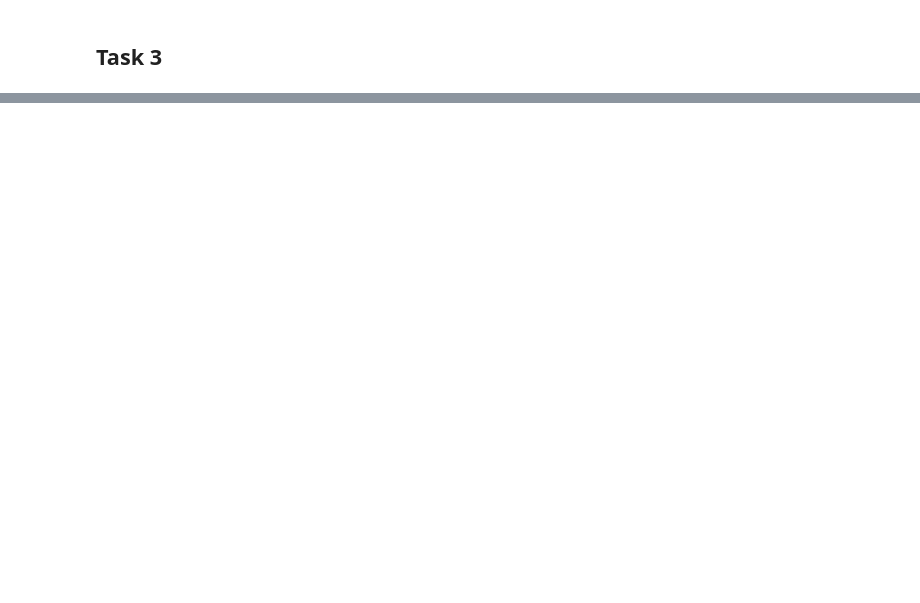
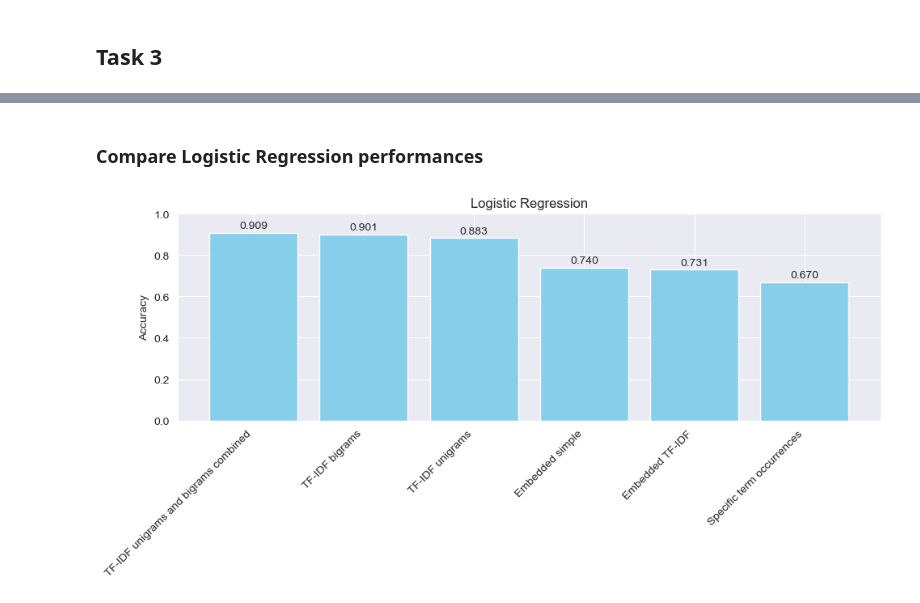
Before and after one commit to YannickBrot/Group-Fake-News-Project, a Jupyter notebook: ml.ipynb, the cells around one changed output, grey strips where cells are left out. Saved outputs shown, nothing was run; the diff lists cells and outputs as text; code cells hidden in the pictures; blank space fills up the shorter version.

```diff
--- a/ml.ipynb
+++ b/ml.ipynb
@@ -628,0 +723,9 @@ ValueError: X has 212408 features, but MultinomialNB is expecting 741825 feature
+# %%
+# Train on embedded simple vectors
+lr_embedded_simple = LogisticRegression()
+lr_embedded_simple.fit(X_train_embedded_simple, y_train)
+
+# Validation set accuracy
+lr_embedded_simple_y_val_pred = lr_embedded_simple.predict(X_val_embedded_simple)
+lr_embedded_simple_accuracy = accuracy_score(y_val, lr_embedded_simple_y_val_pred)
+print(f'Validation Set Accuracy: {lr_embedded_simple_accuracy}')
@@ -628,0 +743,9 @@ ValueError: X has 212408 features, but MultinomialNB is expecting 741825 feature
+# %%
+# Train on embedded tfidf vectors
+lr_embedded_tfidf = LogisticRegression()
+lr_embedded_tfidf.fit(X_train_embedded_tfidf, y_train)
+
+# Validation set accuracy
+lr_embedded_tfidf_y_val_pred = lr_embedded_tfidf.predict(X_val_embedded_tfidf)
+lr_embedded_tfidf_accuracy = accuracy_score(y_val, lr_embedded_tfidf_y_val_pred)
+print(f'Validation Set Accuracy: {lr_embedded_tfidf_accuracy}')
@@ -628,0 +761,25 @@ ValueError: X has 212408 features, but MultinomialNB is expecting 741825 feature
+# %% [markdown]
+### Compare Logistic Regression performances
+# %%
+# Compare Logistic Regression performances
+models = [
+    'Specific term occurrences',
+    'TF-IDF unigrams',
+    'TF-IDF bigrams',
+    'TF-IDF unigrams and bigrams combined',
+    'Embedded simple',
+    'Embedded TF-IDF'
+]
+
+accuracies = [
+    lr_term_occurrences_accuracy,
+    lr_tfidf_unigram_accuracy,
+    lr_tfidf_bigram_accuracy,
+    lr_tfidf_combined_accuracy,
+    lr_embedded_simple_accuracy,
+    lr_embedded_tfidf_accuracy
+]
+
+display_model_comparisons(models, accuracies, 'Logistic Regression')
+# %% [output]
+[figure, added]
```
Also changed, not shown: parts of 112 cells of this notebook, 1 other file.
